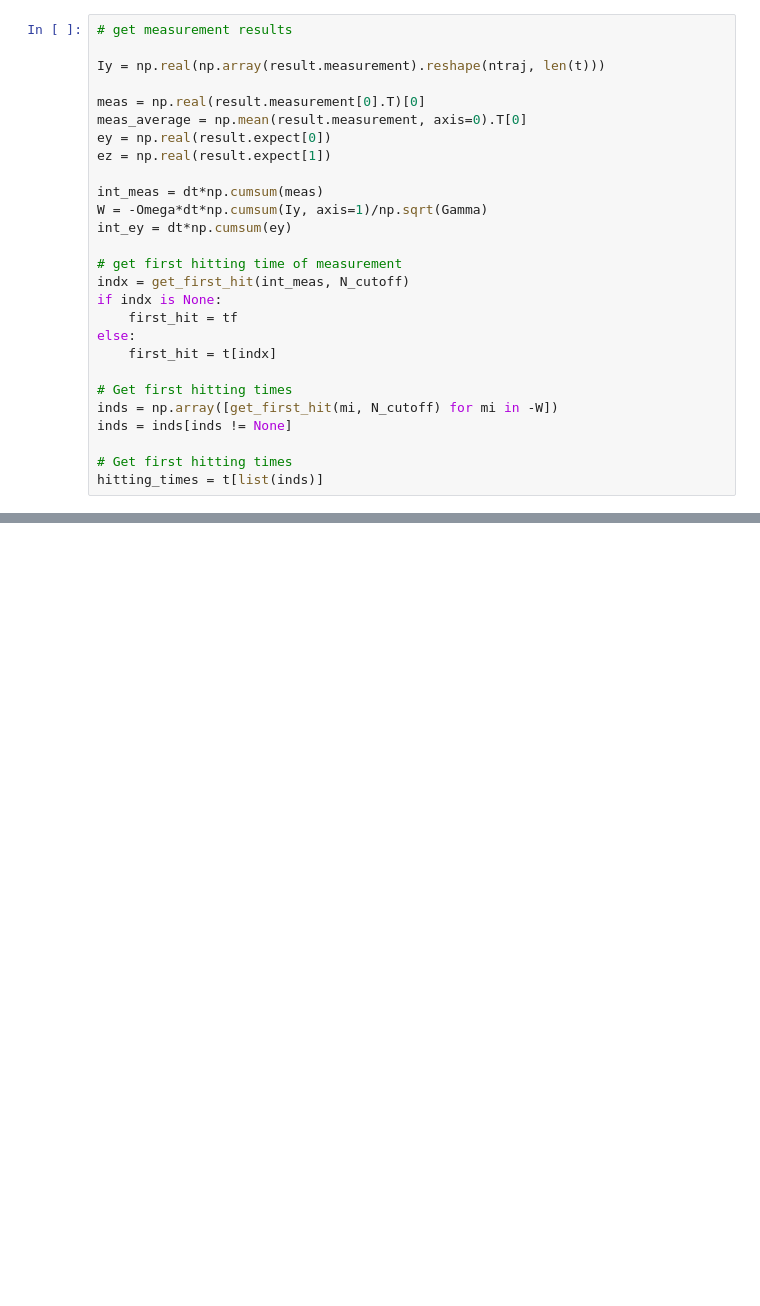
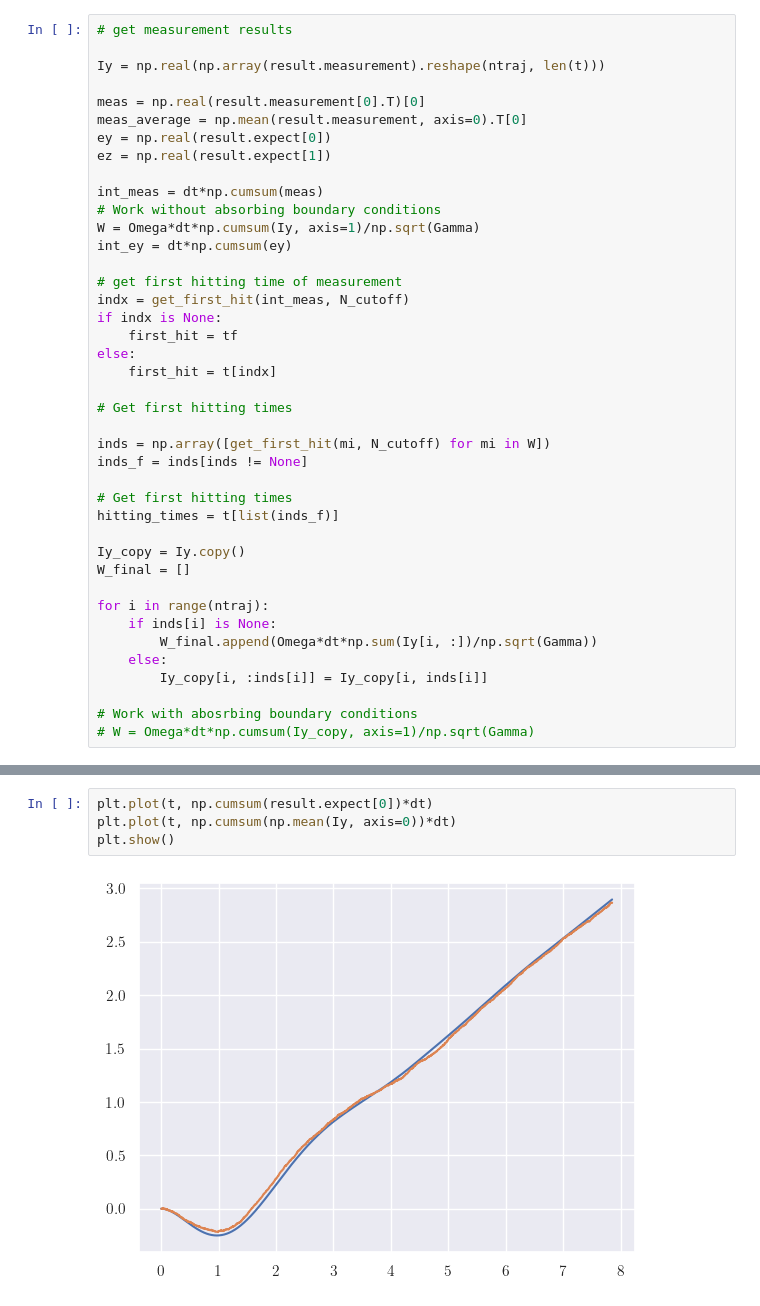
Before and after one commit to mikeal888/First_Passage_Times, a Jupyter notebook: Gambling_demon.ipynb, the cells around one changed output, grey strips where cells are left out. Drawn from its saved outputs; the diff is of its cells as text; blank space fills up the shorter version.

```diff
--- a/Gambling_demon.ipynb
+++ b/Gambling_demon.ipynb
@@ -188,7 +186,8 @@ ey = np.real(result.expect[0])
 ez = np.real(result.expect[1])
 
 int_meas = dt*np.cumsum(meas)
-W = -Omega*dt*np.cumsum(Iy, axis=1)/np.sqrt(Gamma)
+# Work without absorbing boundary conditions
+W = Omega*dt*np.cumsum(Iy, axis=1)/np.sqrt(Gamma)
 int_ey = dt*np.cumsum(ey)
 
 # get first hitting time of measurement
@@ -199,9 +198,22 @@ else:
     first_hit = t[indx]
 
 # Get first hitting times
-inds = np.array([get_first_hit(mi, N_cutoff) for mi in -W])
-inds = inds[inds != None]
+
+inds = np.array([get_first_hit(mi, N_cutoff) for mi in W])
+inds_f = inds[inds != None]
 
 # Get first hitting times
-hitting_times = t[list(inds)]
+hitting_times = t[list(inds_f)]
+
+Iy_copy = Iy.copy()
+W_final = []
+
+for i in range(ntraj):
+    if inds[i] is None:
+        W_final.append(Omega*dt*np.sum(Iy[i, :])/np.sqrt(Gamma))
+    else:
+        Iy_copy[i, :inds[i]] = Iy_copy[i, inds[i]]
+
+# Work with abosrbing boundary conditions
+# W = Omega*dt*np.cumsum(Iy_copy, axis=1)/np.sqrt(Gamma)
 # %%
@@ -282,0 +370,6 @@ plt.show()
+# %%
+plt.plot(t, np.cumsum(result.expect[0])*dt)
+plt.plot(t, np.cumsum(np.mean(Iy, axis=0))*dt)
+plt.show()
+# %% [output]
+[figure, added]
```
Also changed, not shown: parts of 15 cells of this notebook, 4 other files.
